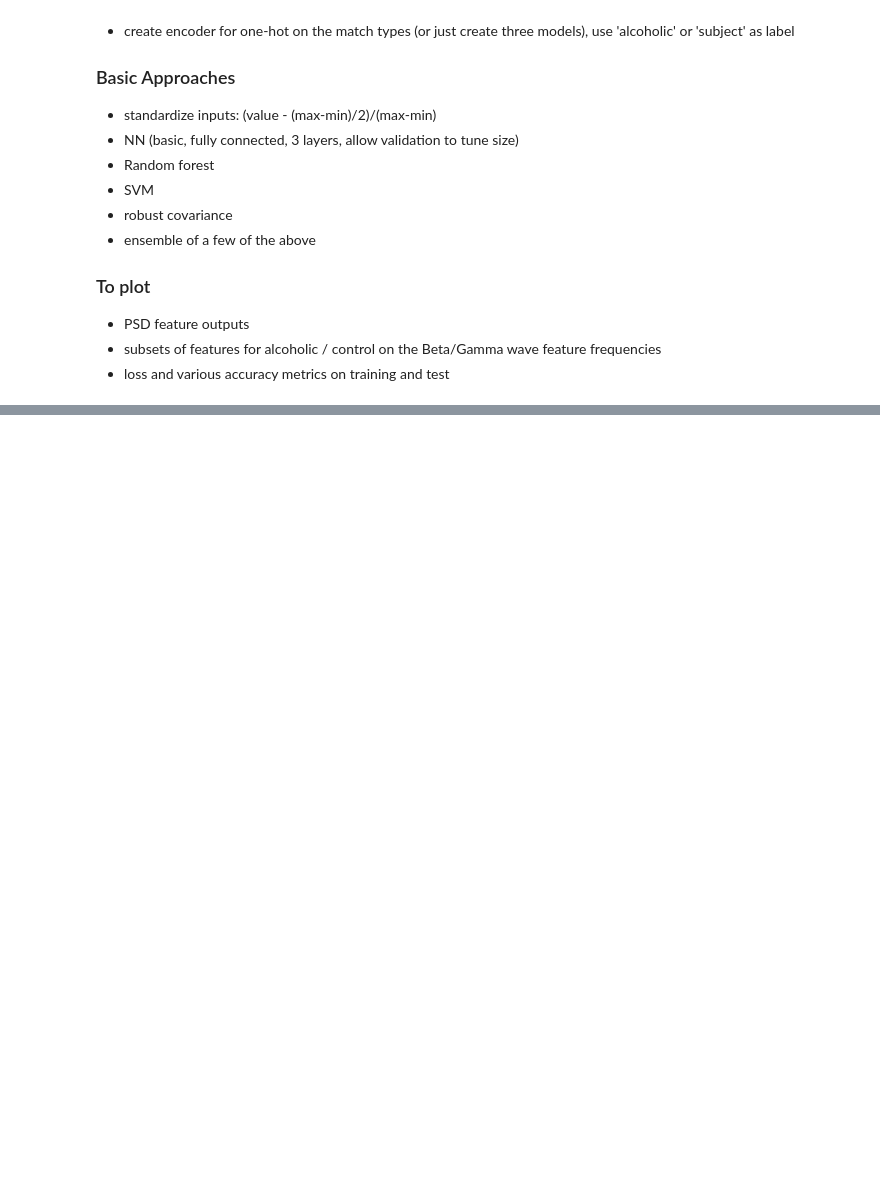
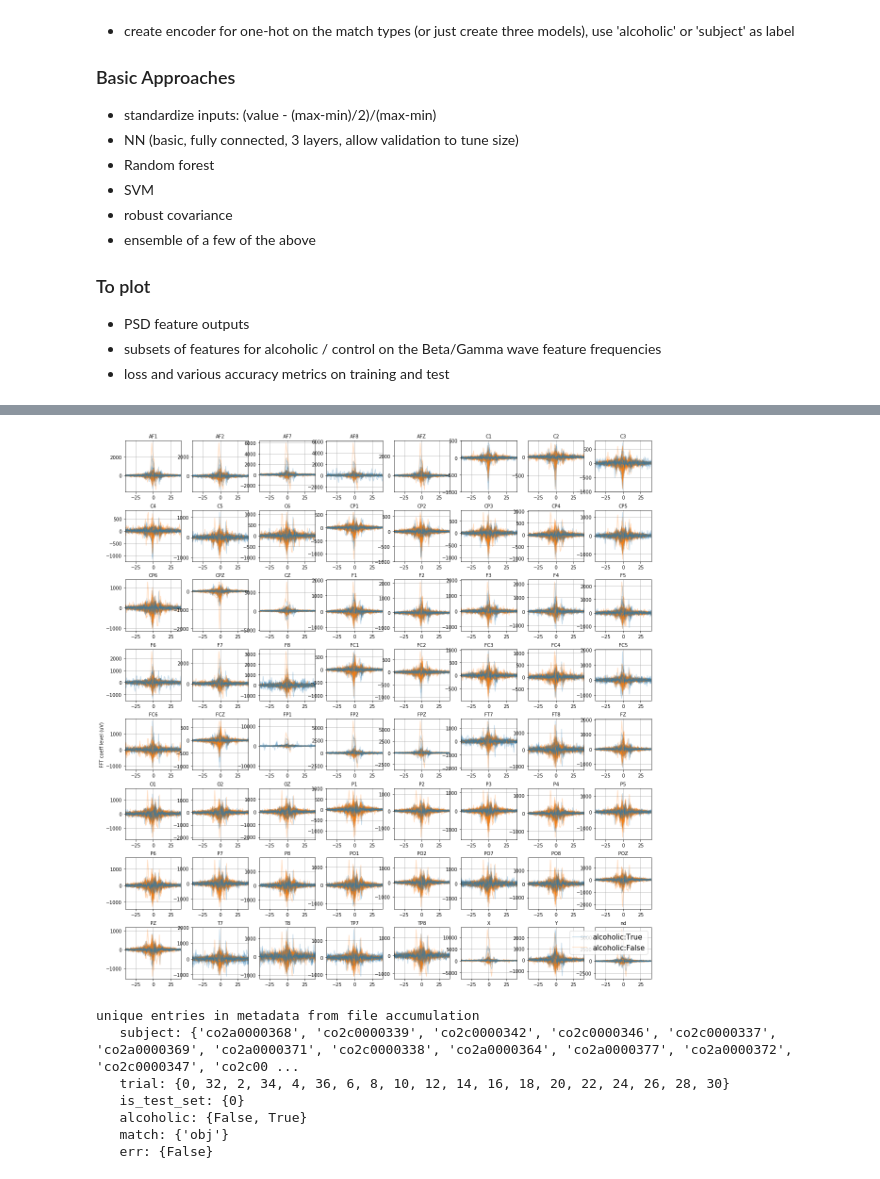
Before and after one commit to nickrose/eeg_ML, a Jupyter notebook: explore-EEG_data.ipynb, the cells around one changed output, grey strips where cells are left out. Drawn from its saved outputs; the diff is of its cells as text; code cells hidden in the pictures; blank space fills up the shorter version.

Commit message:
fixing explore notebook images

```diff
--- a/explore-EEG_data.ipynb
+++ b/explore-EEG_data.ipynb
@@ -91,18 +102,27 @@ flist = plot_data_subject_dirs(#data_dirs,
 # %%
 files = plot_data_subject_dirs(#data_dirs,
    file_list=eeg_half_half_alcoholic_all_subjects_obj_100,
    plots=dict(grid='square', all_data_traces=True),
    yscale='linear',
    labelby='alcoholic',
    limitby=dict(match='obj'),
    transparency=.25,
    figsize=(20, 21),
    force_axes_same_scale=False,
 #    limit_mult_files=(40, [('subject', 20), ('alcoholic', 2)]),
    xrange=(-40, 40),
 #    yrange=(-1, 1500),
-   debug=0,
+   debug=1,
    process_data=fft_on_row_data)
+# %% [output]
+[figure, added]
+unique entries in metadata from file accumulation
+   subject: {'co2a0000368', 'co2c0000339', 'co2c0000342', 'co2c0000346', 'co2c0000337', 'co2a0000369', 'co2a0000371', 'co2c0000338', 'co2a0000364', 'co2a0000377', 'co2a0000372', 'co2c0000347', 'co2c00 ...
+   trial: {0, 32, 2, 34, 4, 36, 6, 8, 10, 12, 14, 16, 18, 20, 22, 24, 26, 28, 30}
+   is_test_set: {0}
+   alcoholic: {False, True}
+   match: {'obj'}
+   err: {False}
 # %%
 # plot single sensor FFT data samples
 plots = dict(overlap=0, grid=0, threed=0, all_data_traces='F8')
```
Also changed, not shown: parts of 6 cells of this notebook.
